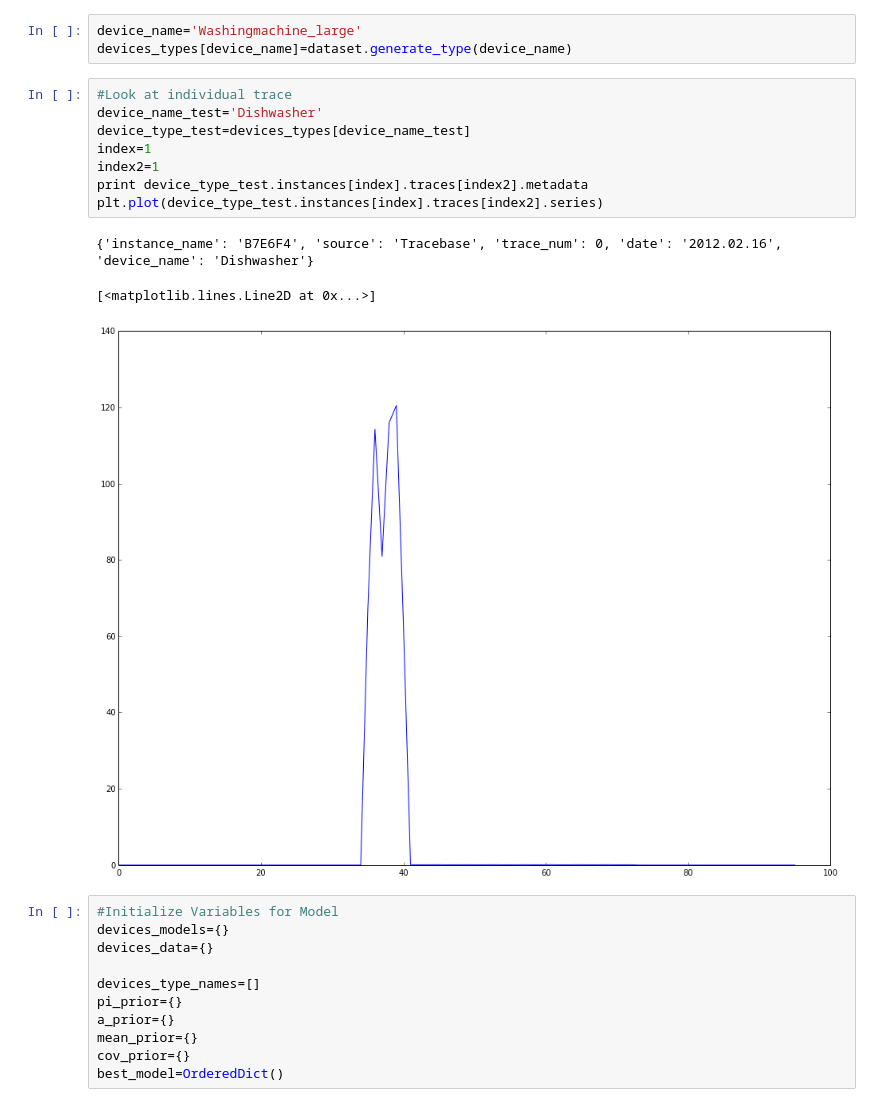
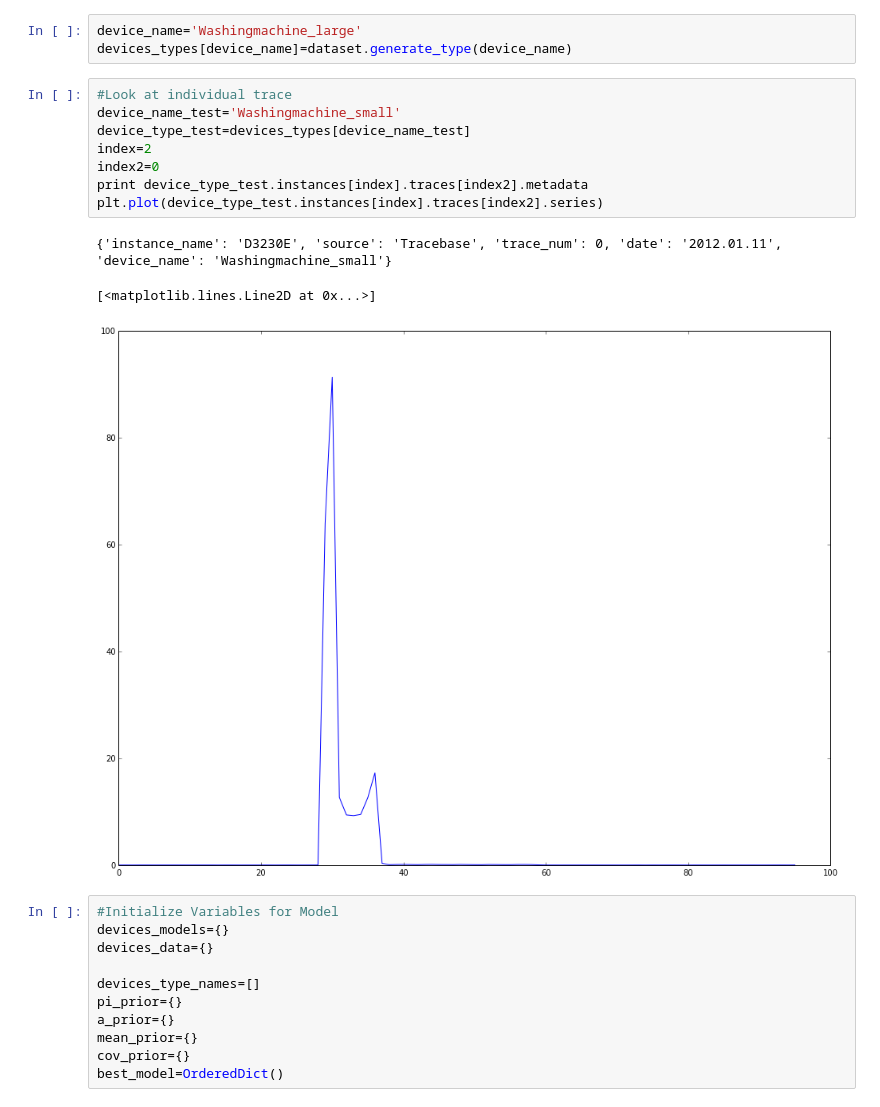
Before and after one commit to dssg/wikienergy, a Jupyter notebook: proto/FHMM/FHMM_Tracebase.ipynb, the cells around one changed output. Saved outputs shown, nothing was run; the diff lists cells and outputs as text.

```diff
--- a/proto/FHMM/FHMM_Tracebase.ipynb
+++ b/proto/FHMM/FHMM_Tracebase.ipynb
@@ -255,16 +260,16 @@ device_name='Washingmachine_large'
 devices_types[device_name]=dataset.generate_type(device_name)
 # %%
 #Look at individual trace
-device_name_test='Dishwasher'
+device_name_test='Washingmachine_small'
 device_type_test=devices_types[device_name_test]
-index=1
-index2=1
+index=2
+index2=0
 print device_type_test.instances[index].traces[index2].metadata
 plt.plot(device_type_test.instances[index].traces[index2].series)
 # %% [output]
-{'instance_name': 'B7E6F4', 'source': 'Tracebase', 'trace_num': 0, 'date': '2012.02.16', 'device_name': 'Dishwasher'}
+{'instance_name': 'D3230E', 'source': 'Tracebase', 'trace_num': 0, 'date': '2012.01.11', 'device_name': 'Washingmachine_small'}
 [<matplotlib.lines.Line2D at 0x...>]
-[figure, old version]
+[figure, new version]
 # %%
 #Initialize Variables for Model
 devices_models={}
```
Also changed, not shown: parts of 10 cells of this notebook, 1 other file.
